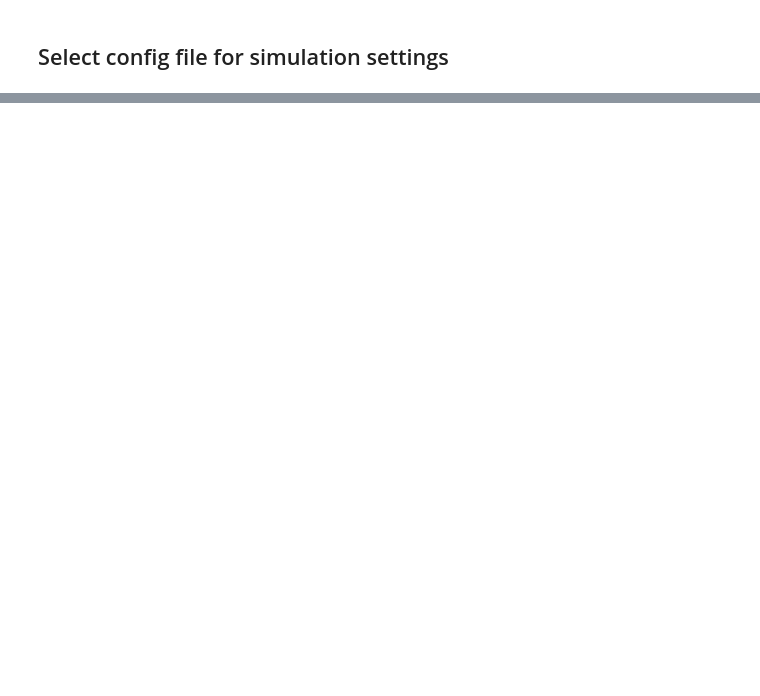
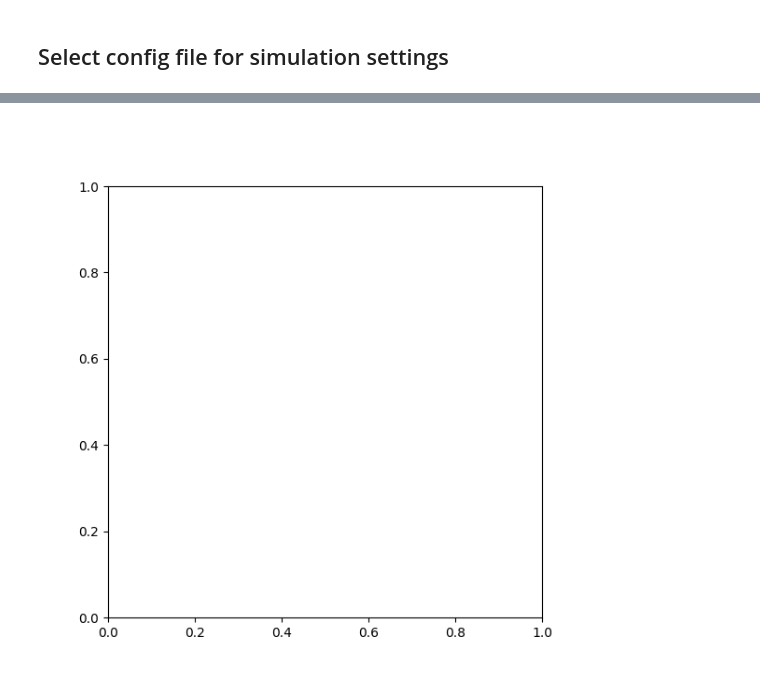
Before and after one commit to uhlmanngroup/cir4mics, a Jupyter notebook: NPCpy/Dynamics.ipynb, the cells around one changed output, grey strips where cells are left out. Saved outputs shown, nothing was run; the diff lists cells and outputs as text; code cells hidden in the pictures; blank space fills up the shorter version.

```diff
--- a/NPCpy/Dynamics.ipynb
+++ b/NPCpy/Dynamics.ipynb
@@ -6,6 +6,8 @@ import Analyse_deformed
 import json
 import numpy as np
 import csv
+# %%
+data_dir = './data' # Directory for output files
 # %%
 %matplotlib widget
 # %% [markdown]
@@ -61,0 +84,5 @@ NPC_plotting.plotOverview(OffsetNPCs, NPCs, var, width = 9)
+# %%
+name = None # see above
+NPC_plotting.AnimateOverview(NPCs, OffsetNPCs, var, width = 6, directory = data_dir, name = name, ext = ".gif")
+# %% [output]
+[figure, added]
```
Also changed, not shown: parts of 13 cells of this notebook.
